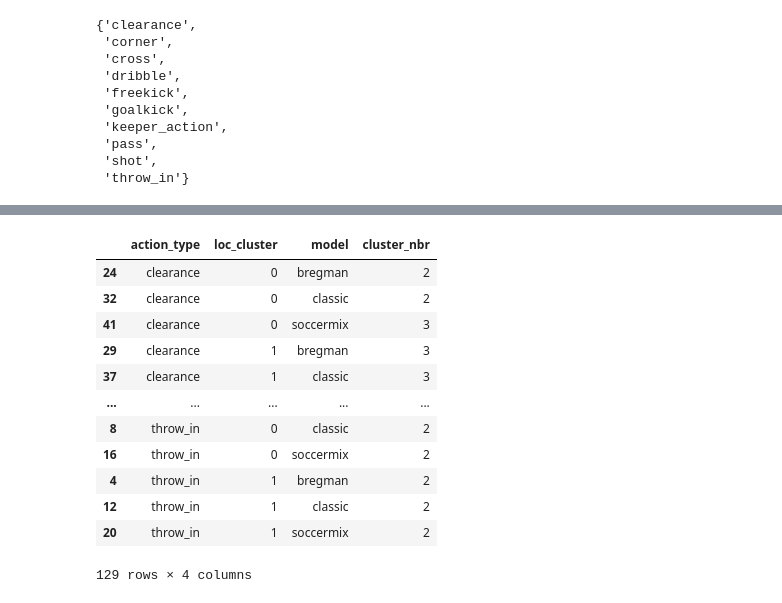
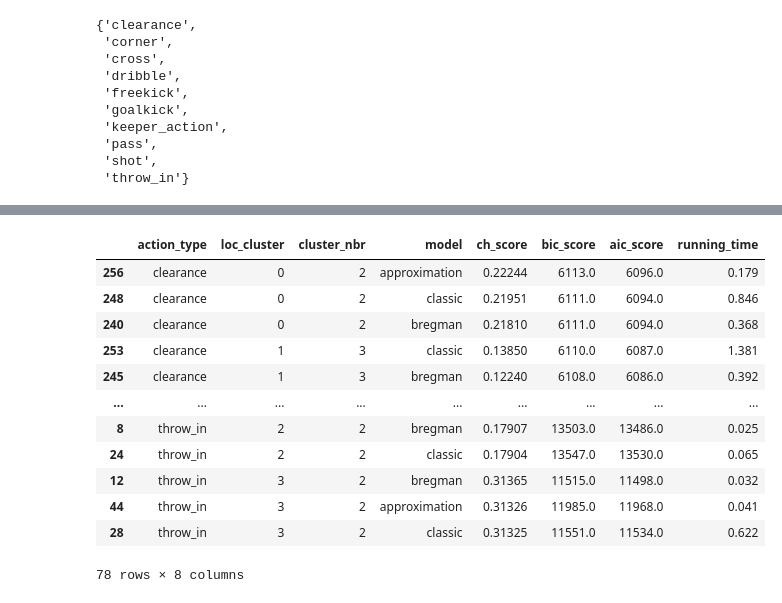
Before and after one commit to Joaquin-Garay/soccer-infogeo, a Jupyter notebook: 04-experiment.ipynb, the cells around one changed output, grey strips where cells are left out. Cells and saved outputs as stored; diff of their text form; code cells hidden in the pictures.

```diff
--- a/04-experiment.ipynb
+++ b/04-experiment.ipynb
@@ -208,0 +244,3 @@ MixtureModel(n_clusters=3)
+# %%
+for action_type in action_types:
+    vis.show_location_model(loc_models[action_type], figsize=4, title=action_type)
@@ -218,38 +269,36 @@ def dir_calibration(actions, action_types, loc_models):
         dir_data = actions[mask][["cos_angle", "sin_angle"]]
         N = loc_data.shape[0]
         loc_model = loc_models[action_type]
-        K_loc = loc_model.n_clusters
+        K_loc = loc_model.n_components
         # first layer posterior is fixed
         loc_posteriors = loc_model.get_posteriors(loc_data)
-        for case in ["bregman","classic", "soccermix"]:
+        for case in ["bregman", "classic", "approximation"]:
             print(f"   Approach: {case}")
             for loc_cluster in range(K_loc):
-                print(f"      Location cluster: {loc_cluster}\n         ",end="")
-                for K_dir in range(2,6):
-                    print(f"K={K_dir}, ",end="")
-                    dir_mixture = sc.MixtureModel([sc.VonMises() for _ in range(K_dir)], None)
-                    match case:
-                        case "bregman":
-                            _ = dir_mixture.fit_em_bregman(dir_data, weight=loc_posteriors[:, loc_cluster])
-                        case "classic":
-                            _ = dir_mixture.fit_em_classic(dir_data, weight=loc_posteriors[:, loc_cluster])
-                        case "soccermix":
-                            _ = dir_mixture.fit_em_vonmises_approx(dir_data, weight=loc_posteriors[:, loc_cluster])
-                        case _:
-                            raise ValueError("Invalid choice")
+                print(f"      Location cluster: {loc_cluster}\n         ", end="")
+                for K_dir in range(2, 6):
+                    print(f"K={K_dir}, ", end="")
+                    start = time()
+                    dir_mixture = sc.MixtureModel([sc.VonMises() for _ in range(K_dir)],
+                                                  weights=None,
+                                                  init="k-means++")
+                    _ = dir_mixture.fit_em(dir_data,
+                                           sample_weight=loc_posteriors[:, loc_cluster],
+                                           case=case)
+                    end = time() - start
 
                     rows.append({
                         "action_type": action_type,
                         "loc_cluster": loc_cluster,
                         "cluster_nbr": K_dir,
-                        "model" :      case,
-                        "ch_score":    round(dir_mixture.kl_ch_score(dir_data),5),
-                        "bic_score" :  round(dir_mixture.bic_score(dir_data),0),
-                        "aic_score" :  round(dir_mixture.aic_score(dir_data),0)
+                        "model": case,
+                        "ch_score": round(dir_mixture.kl_ch_score(dir_data), 5),
+                        "bic_score": round(dir_mixture.bic_score(dir_data), 0),
+                        "aic_score": round(dir_mixture.aic_score(dir_data), 0),
+                        "running_time": round(end, 3)
                     })
                 print("")
 
-
     dir_scores = pd.DataFrame(rows)
     return dir_scores
 # %%
@@ -275,21 +340,22 @@ Processing throw_in:
 # %%
 best_scores = dir_scores.loc[
     dir_scores.groupby(["action_type", "loc_cluster", "model"])["ch_score"].idxmax()
 ]
 optimal_dir_K = best_scores[["action_type", "loc_cluster", "model", "cluster_nbr"]]
-optimal_dir_K
+best_scores.sort_values(by=["action_type", "loc_cluster", "ch_score"], ascending=[True, True, False], inplace=True)
+best_scores
 # %% [output]
-|  | action_type | loc_cluster | model | cluster_nbr |
-| 24 | clearance | 0 | bregman | 2 |
-| 32 | clearance | 0 | classic | 2 |
-| 41 | clearance | 0 | soccermix | 3 |
-| 29 | clearance | 1 | bregman | 3 |
-| 37 | clearance | 1 | classic | 3 |
-| ... | ... | ... | ... | ... |
-| 8 | throw_in | 0 | classic | 2 |
-| 16 | throw_in | 0 | soccermix | 2 |
-| 4 | throw_in | 1 | bregman | 2 |
-| 12 | throw_in | 1 | classic | 2 |
-| 20 | throw_in | 1 | soccermix | 2 |
+|  | action_type | loc_cluster | cluster_nbr | model | ch_score | bic_score | aic_score | running_time |
+| 256 | clearance | 0 | 2 | approximation | 0.22244 | 6113.0 | 6096.0 | 0.179 |
+| 248 | clearance | 0 | 2 | classic | 0.21951 | 6111.0 | 6094.0 | 0.846 |
+| 240 | clearance | 0 | 2 | bregman | 0.21810 | 6111.0 | 6094.0 | 0.368 |
+| 253 | clearance | 1 | 3 | classic | 0.13850 | 6110.0 | 6087.0 | 1.381 |
+| 245 | clearance | 1 | 3 | bregman | 0.12240 | 6108.0 | 6086.0 | 0.392 |
+| ... | ... | ... | ... | ... | ... | ... | ... | ... |
+| 8 | throw_in | 2 | 2 | bregman | 0.17907 | 13503.0 | 13486.0 | 0.025 |
+| 24 | throw_in | 2 | 2 | classic | 0.17904 | 13547.0 | 13530.0 | 0.065 |
+| 12 | throw_in | 3 | 2 | bregman | 0.31365 | 11515.0 | 11498.0 | 0.032 |
+| 44 | throw_in | 3 | 2 | approximation | 0.31326 | 11985.0 | 11968.0 | 0.041 |
+| 28 | throw_in | 3 | 2 | classic | 0.31325 | 11551.0 | 11534.0 | 0.622 |
-129 rows × 4 columns
+78 rows × 8 columns
 # %%
```
Also changed, not shown: parts of 32 cells of this notebook, 3 other files.
